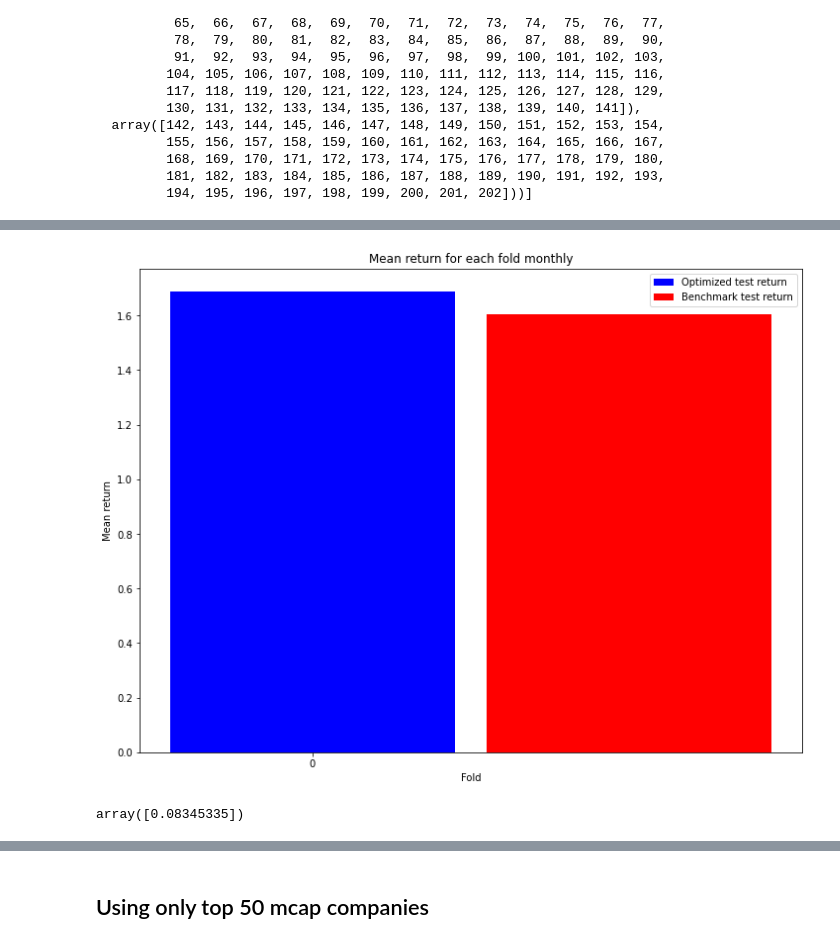
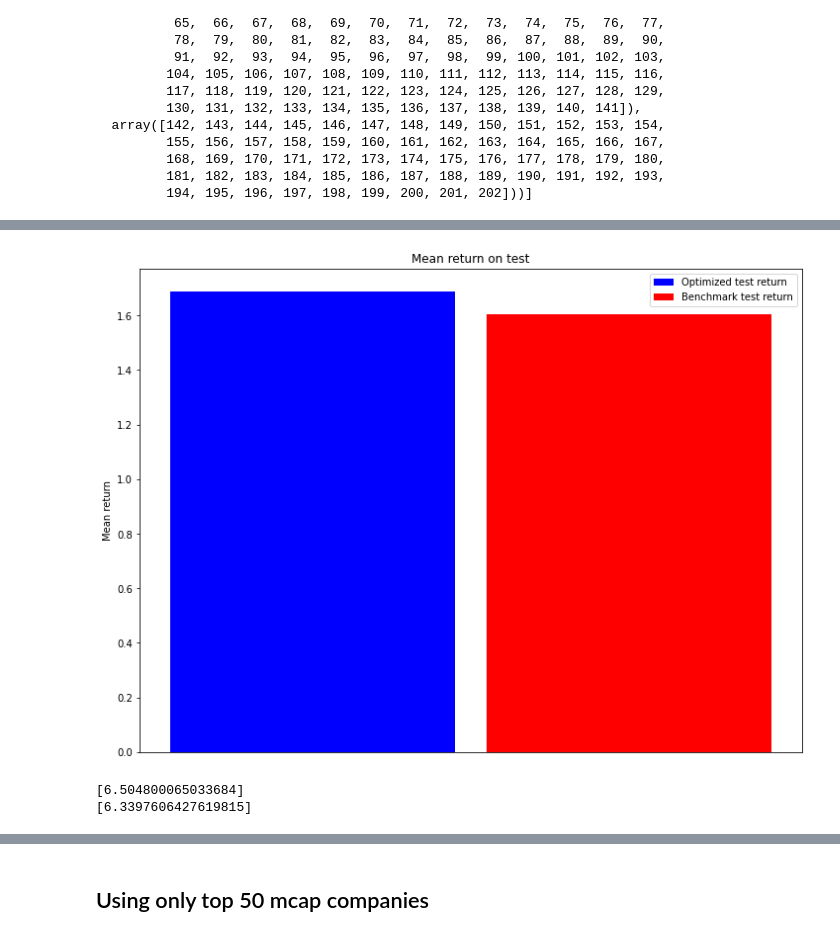
Before and after one commit to gabrielvieira37/master_thesis, a Jupyter notebook: prototype/article_prototype.ipynb, the cells around one changed output, grey strips where cells are left out. Cells and saved outputs as stored; diff of their text form; code cells hidden in the pictures.

```diff
--- a/prototype/article_prototype.ipynb
+++ b/prototype/article_prototype.ipynb
@@ -856,13 +866,13 @@ def utility_function(risk_factor, portfolio_return):
     value = ((1 + portfolio_return)**(1-risk_factor))/(1-risk_factor)
     return value
 # %%
-def optimizing_step(firm_characteristics, r, time, number_of_stocks, theta0, w_benchmark):
+def optimizing_step(firm_characteristics, r, time, number_of_stocks, theta0, w_benchmark, risk_constant):
 
     def objective(theta):
         w = np.empty(shape=(number_of_stocks, time))
         for i in range(number_of_stocks):
             w[i] = w_benchmark[i].copy() + (1/number_of_stocks)*theta.dot(firm_characteristics[i].copy().T)
-        return -sum(sum(utility_function(5, w[:,:-1]*r[:,1:])))/time
+        return -sum(sum(utility_function(risk_constant, w[:,:-1]*r[:,1:])))/time
 
     opt_iter = 1
     mean_obj_r = []
@@ -1181,12 +1190,18 @@ benchmark_r_fold = []
 theta_fold = []
 
 test_r_fold = []
+test_r_fold_std = []
+
 benchmark_test_r_fold =[]
+benchmark_test_r_fold_std =[]
 
 benchmark_weights_fold = []
 
+w_test_results = []
+
 stocks_names = list(monthly_return.columns)
 
+risk_constant = 10
 w_test_results = []
 np.random.seed(123)
 for train, test in test_train:
@@ -1217,7 +1232,7 @@ for train, test in test_train:
     benchmark_r_fold.append(benchmark_mean_return)
 
     opt_iter = 1
-    sol, mean_obj_r, mean_r = optimizing_step(firm_characteristics, r, time, number_of_stocks, theta0, w_benchmark)
+    sol, mean_obj_r, mean_r = optimizing_step(firm_characteristics, r, time, number_of_stocks, theta0, w_benchmark, risk_constant)
     sol_theta = sol.x
 
     ### SAVING PARAMETERS TO LOOKUP AFTER
@@ -1233,8 +1248,10 @@ for train, test in test_train:
     w_benchmark_test = np.ones(shape=(number_of_stocks, time_test))
     w_benchmark_test *= 1/number_of_stocks
 
-    benchmark_test_r = sum(sum(w_benchmark_test*r_test))/time_test
-    benchmark_test_r_fold.append(benchmark_test_r)
+    benchmark_r_test_series=pd.Series(sum(w_benchmark_test*r_test)).describe()
+
+    benchmark_test_r_fold.append(benchmark_r_test_series['mean'])
+    benchmark_test_r_fold_std.append(benchmark_r_test_series['std'])
 
 
     ### CREATE TEST WEIGHT AND FIND ITS RETURN
@@ -1245,8 +1262,11 @@ for train, test in test_train:
         w_test[i] = w_benchmark_test[i] + (1/number_of_stocks)*firms_coeff
 
     w_test_results.append(w_test)
-    test_r = sum(sum(w_test*r_test))/time_test
-    test_r_fold.append(test_r)
+    r_test_series = pd.Series(sum(w_test*r_test)).describe()
+
+    test_r_fold.append(r_test_series['mean'])
+    test_r_fold_std.append(r_test_series['std'])
+
 
 
 end = tm.time()
@@ -1274,0 +1295,12 @@ Duration: 33.06016445159912s
+# %%
+plt.figure(figsize=(12,9))
+plt.title("Mean objective return for each iteration step")
+for fold, mean_obj_r in enumerate(mean_obj_r_fold):
+    x = range(len(mean_obj_r))
+    plt.plot(x, mean_obj_r, label=f'Objective return Fold:{fold+1}')
+    plt.xlabel('Iteration')
+    plt.ylabel('Objective return')
+    plt.legend()
+    plt.grid()
+    break
+plt.show()
@@ -1322,21 +1356,23 @@ print(benchmark_test_r_fold)
 # %%
 width = 0.1
 br1 = np.arange(len(test_r_fold))
 br2 = [x + width for x in br1]
 plt.figure(figsize=(12,9))
-plt.title("Mean return for each fold monthly")
-plt.xlabel('Fold')
+plt.title("Mean return on test")
+# plt.xlabel('Fold')
 plt.ylabel('Mean return')
 plt.bar(br1, test_r_fold, label='Optimized test return', color='blue', width = 0.09)
 plt.bar(br2, benchmark_test_r_fold, label='Benchmark test return', color='red', width = 0.09)
-plt.xticks(br1)
+# plt.xticks(br1)
+plt.xticks([])
 # plt.grid()
 plt.legend()
 plt.show()
 # %% [output]
-[figure, old version]
+[figure, new version]
-# %%
-diff_r = np.array(test_r_fold) - np.array(benchmark_test_r_fold)
-diff_r
-# %% [output]
-array([0.08345335])
+# %%
+print(test_r_fold_std)
+print(benchmark_test_r_fold_std)
+# %% [output]
+[6.504800065033684]
+[6.3397606427619815]
```
Also changed, not shown: parts of 49 cells of this notebook, 1 other file.
